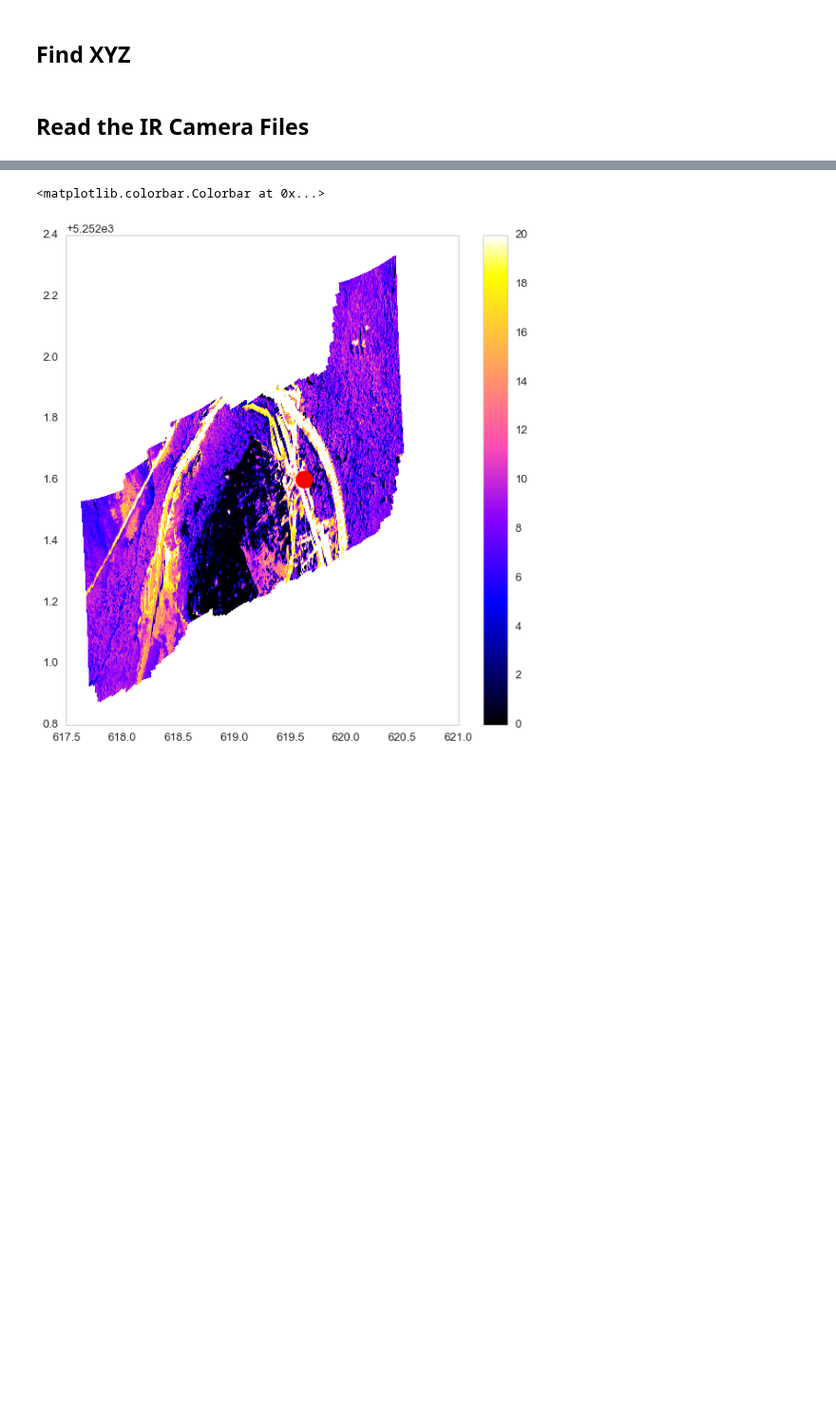
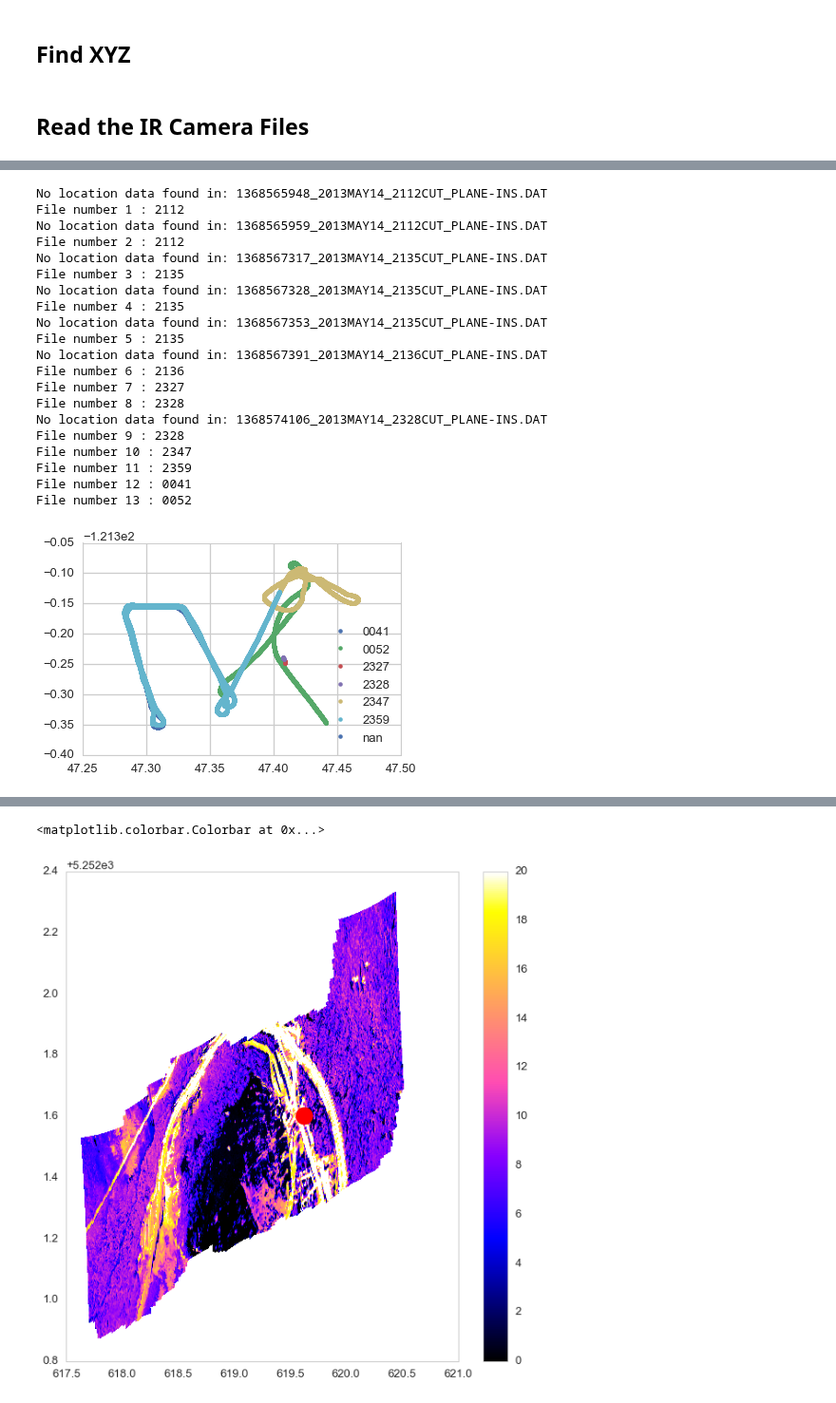
Before and after one commit to klapo/TurbulenceFeedbacks, a Jupyter notebook: TF.SNQ.read_IR_flights.functionTest-Copy1.ipynb, the cells around one changed output, grey strips where cells are left out. Shown at 95% size. Cells and saved outputs as stored; diff of their text form; code cells hidden in the pictures; blank space fills up the shorter version.

Commit message:
Improved checks for which flights actually have data. Improved GPS location try statement. Re-ran several times. Last check-in prior to major overhaul of script.

```diff
--- a/TF.SNQ.read_IR_flights.functionTest-Copy1.ipynb
+++ b/TF.SNQ.read_IR_flights.functionTest-Copy1.ipynb
@@ -569,0 +613,44 @@ irFiles  = [fl1, fl2, fl3, fl4, fl5, fl6, fl7, fl8, fl9, fl10, fl11, fl12, fl13]
+# %%
+# --------------------------------------------------------------------------------------------
+# Clean up the data to use
+# Several of the files result in repeated time indices or don't exist or don't include location data
+# This creates lots of problems when working in xarray. To alleviate this I'm going to remove the
+# troublesome data from analysis on the basis of the below:
+
+# Plot flight lines and flight numbers to diagnose what data to keep
+for fln in np.unique(cameraLocDataset.flightNum.values):
+    ds = cameraLocDataset.swap_dims({'time': 'flightNum'}).sel(flightNum=fln)
+    plt.plot(ds.lat, ds.lon, '.', label=fln)
+    plt.legend(loc='best')
+    plt.savefig('SNQ.IRFlightNums.png')
+
+# Print which files don't include IMU data
+for filenum, irf in enumerate(irFiles):
+    # --------------------------------------------------------------------------------------------
+    # Read GPS/IMU
+    cameraLoc = readIMU(irf['LOCATION'])
+    # Name each flight according to the hour time stamp in each file name
+    hourName = irf['LOCATION'].split('_')[2][0:4]
+    print('File number ' + str(filenum + 1) + ' '+ ': ' + hourName)
+# %% [output]
+No location data found in: 1368565948_2013MAY14_2112CUT_PLANE-INS.DAT
+File number 1 : 2112
+No location data found in: 1368565959_2013MAY14_2112CUT_PLANE-INS.DAT
+File number 2 : 2112
+No location data found in: 1368567317_2013MAY14_2135CUT_PLANE-INS.DAT
+File number 3 : 2135
+No location data found in: 1368567328_2013MAY14_2135CUT_PLANE-INS.DAT
+File number 4 : 2135
+No location data found in: 1368567353_2013MAY14_2135CUT_PLANE-INS.DAT
+File number 5 : 2135
+No location data found in: 1368567391_2013MAY14_2136CUT_PLANE-INS.DAT
+File number 6 : 2136
+File number 7 : 2327
+File number 8 : 2328
+No location data found in: 1368574106_2013MAY14_2328CUT_PLANE-INS.DAT
+File number 9 : 2328
+File number 10 : 2347
+File number 11 : 2359
+File number 12 : 0041
+File number 13 : 0052
+[figure, added]
```
Also changed, not shown: parts of 17 cells of this notebook.
